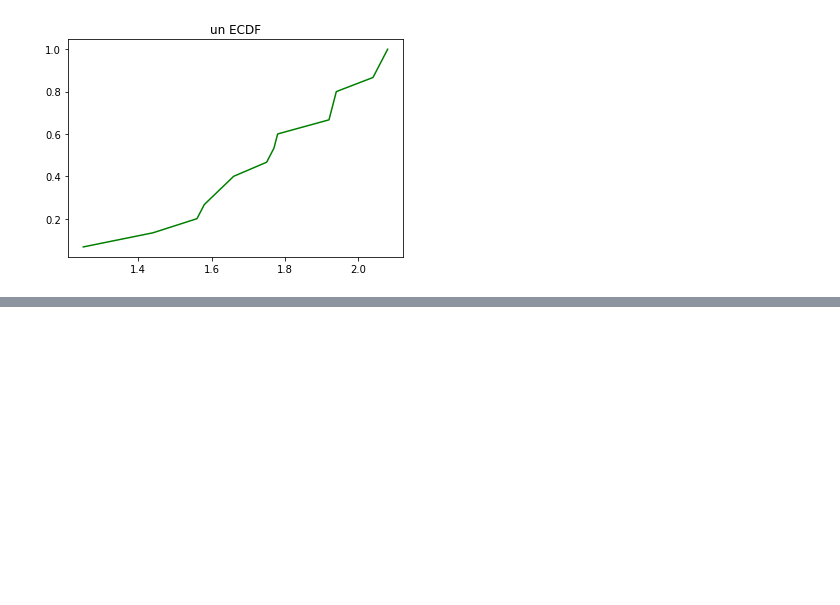
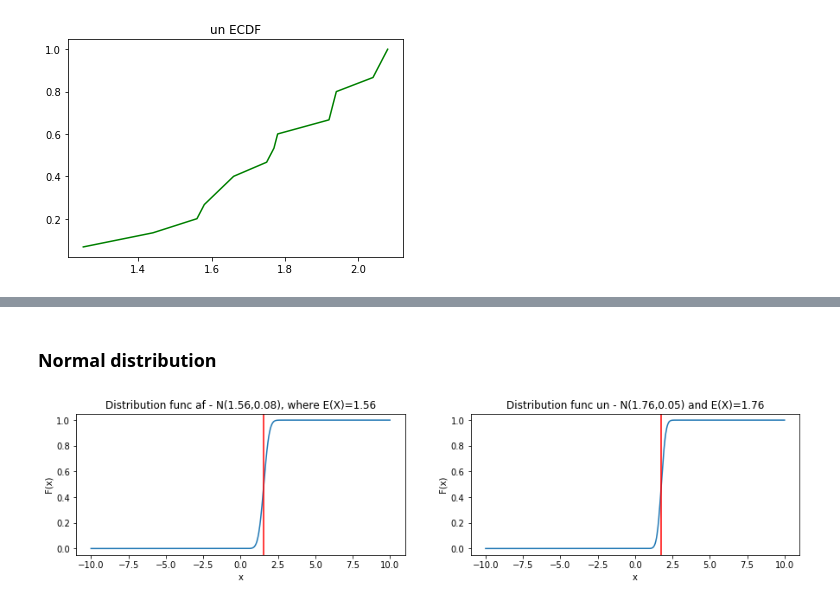
Before and after one commit to patrotom/pst_homework, a Jupyter notebook: src/general.ipynb, the cells around one changed output, grey strips where cells are left out. Drawn from its saved outputs; the diff is of its cells as text; code cells hidden in the pictures; blank space fills up the shorter version.

```diff
--- a/src/general.ipynb
+++ b/src/general.ipynb
@@ -154,0 +162,26 @@ plt.show()
+# %% [markdown]
+### Normal distribution ###
+# %%
+af_sigma = np.sqrt(af_var)
+un_sigma = np.sqrt(un_var)
+
+plt.figure(figsize=(15,3))
+
+plt.subplot(1,2,1)
+x = np.linspace(-10, 10, 1000)
+plt.plot(x, norm.cdf(x, loc=af_mean, scale=af_sigma))
+plt.axvline(af_mean, color='r')
+plt.title('Distribution func af - N({0:.2f},{1:.2f}), where E(X)={2:.2f}'.format(af_mean, af_var, af_mean))
+plt.xlabel('x')
+plt.ylabel('F(x)')
+
+plt.subplot(1,2,2)
+plt.plot(x, norm.cdf(x, loc=un_mean, scale=un_sigma))
+plt.axvline(un_mean, color='r')
+plt.title('Distribution func un - N({0:.2f},{1:.2f}) and E(X)={2:.2f}'.format(un_mean, un_var, un_mean))
+plt.xlabel('x')
+plt.ylabel('F(x)')
+
+plt.show()
+# %% [output]
+[figure, added]
```
Also changed, not shown: parts of 9 cells of this notebook, 1 other file.
